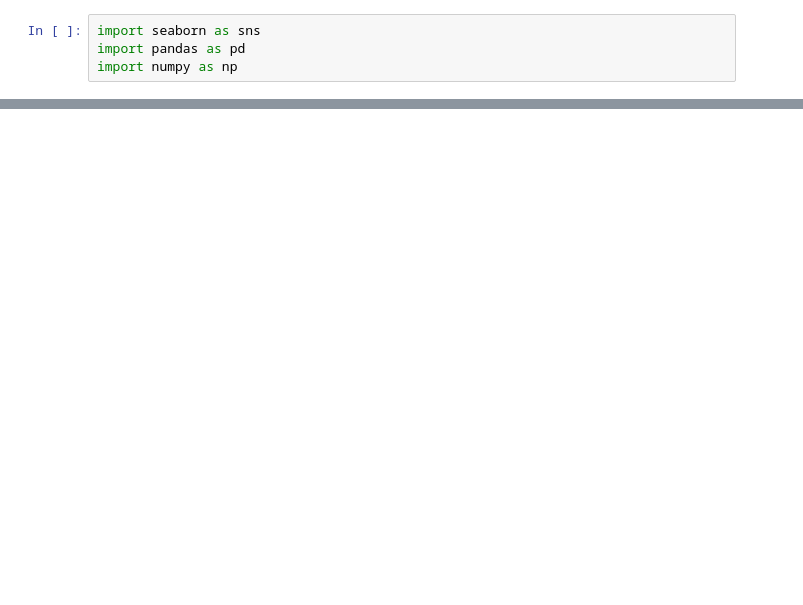
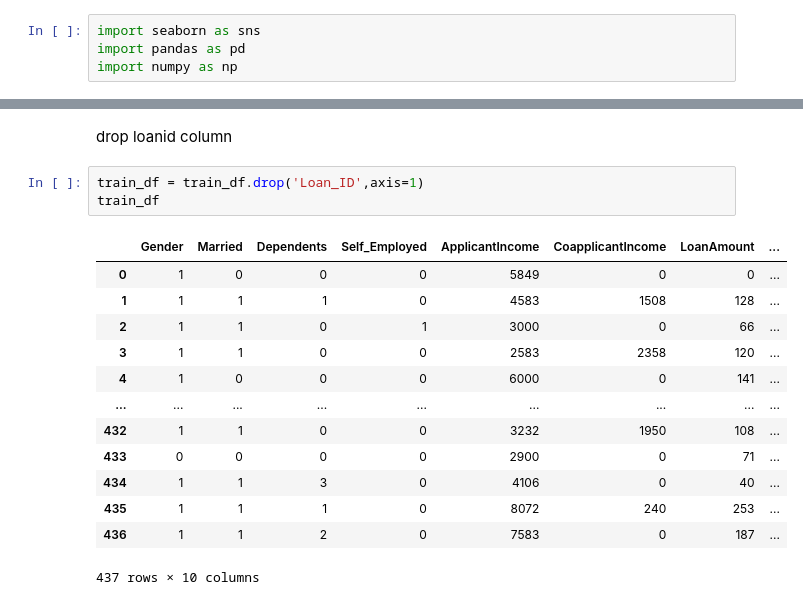
Before and after one commit to anmolS-1104/SML, a Jupyter notebook: SML /Exp 8/part2.ipynb, the cells around one changed output, grey strips where cells are left out. Saved outputs shown, nothing was run; the diff lists cells and outputs as text; blank space fills up the shorter version.

```diff
--- a/SML /Exp 8/part2.ipynb
+++ b/SML /Exp 8/part2.ipynb
@@ -22 +24,20 @@ train_df
+# %% [markdown]
+drop loanid column
+# %%
+train_df = train_df.drop('Loan_ID',axis=1)
+train_df
+# %% [output]
+|  | Gender | Married | Dependents | Self_Employed | ApplicantIncome | CoapplicantIncome | LoanAmount | ... |
+| 0 | 1 | 0 | 0 | 0 | 5849 | 0 | 0 | ... |
+| 1 | 1 | 1 | 1 | 0 | 4583 | 1508 | 128 | ... |
+| 2 | 1 | 1 | 0 | 1 | 3000 | 0 | 66 | ... |
+| 3 | 1 | 1 | 0 | 0 | 2583 | 2358 | 120 | ... |
+| 4 | 1 | 0 | 0 | 0 | 6000 | 0 | 141 | ... |
+| ... | ... | ... | ... | ... | ... | ... | ... | ... |
+| 432 | 1 | 1 | 0 | 0 | 3232 | 1950 | 108 | ... |
+| 433 | 0 | 0 | 0 | 0 | 2900 | 0 | 71 | ... |
+| 434 | 1 | 1 | 3 | 0 | 4106 | 0 | 40 | ... |
+| 435 | 1 | 1 | 1 | 0 | 8072 | 240 | 253 | ... |
+| 436 | 1 | 1 | 2 | 0 | 7583 | 0 | 187 | ... |
+437 rows × 10 columns
 # %%
```
Also changed, not shown: parts of 15 cells of this notebook.
